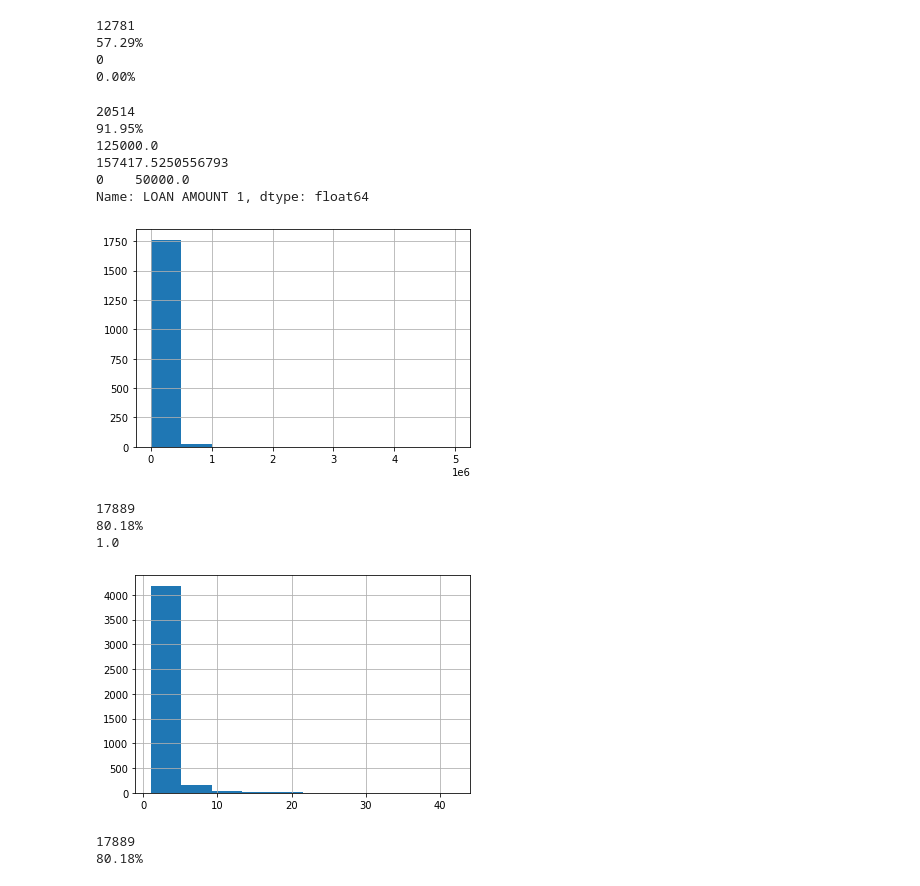
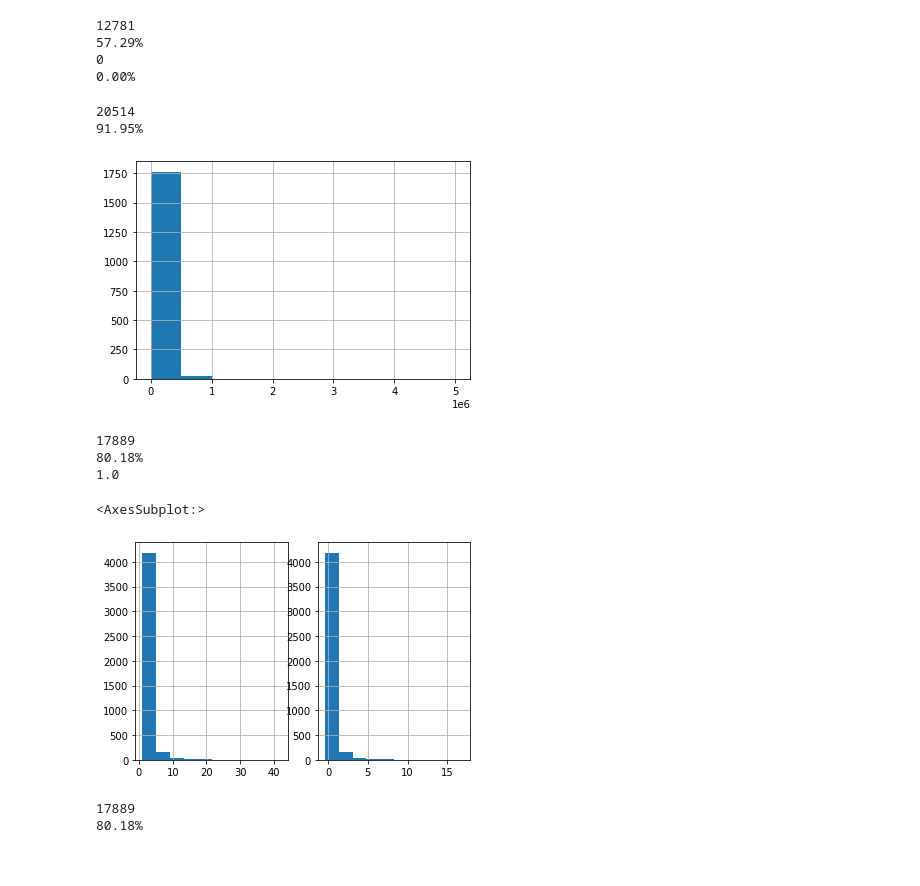
Before and after one commit to dunncw/cf_Projects, a Jupyter notebook: VA_project/python_work/creating_dev_sample_v2/preprocess_agr_demo.ipynb, the cells around one changed output. Drawn from its saved outputs; the diff is of its cells as text; code cells hidden in the pictures.

Commit message:
added a bunch of work for model preprocessing

```diff
--- a/VA_project/python_work/creating_dev_sample_v2/preprocess_agr_demo.ipynb
+++ b/VA_project/python_work/creating_dev_sample_v2/preprocess_agr_demo.ipynb
@@ -379,7 +413,7 @@ print('{:.2%}'.format(agr_demo['DEMO_VETERAN PRESENT IN HH'].isnull().sum()/len(
 agr_demo = agr_demo.drop(['PDLLF','PDLSF','CREDIT REPAIR','DEBT CONSOLIDATION'], axis=1)
 # %%
 # 'LOAN AMOUNT 1'
-# numerical. needs to be standardized.
+# numerical. 90% missing values. try to run a model with just the 10% that have values and see if feature importance is high.
 
 # how many null values in 'LOAN AMOUNT 1' column
 print(agr_demo['LOAN AMOUNT 1'].isnull().sum())
@@ -389,25 +423,11 @@ print('{:.2%}'.format(agr_demo['LOAN AMOUNT 1'].isnull().sum()/len(agr_demo)))
 # what is the distribution of 'LOAN AMOUNT 1'
 agr_demo['LOAN AMOUNT 1'].hist()
 
-# what is the median of 'LOAN AMOUNT 1'
-print(agr_demo['LOAN AMOUNT 1'].median())
-
-# what is the mean of 'LOAN AMOUNT 1'
-print(agr_demo['LOAN AMOUNT 1'].mean())
-
-# what is the mode of 'LOAN AMOUNT 1'
-print(agr_demo['LOAN AMOUNT 1'].mode())
-
-# standardize the column 'LOAN AMOUNT 1'
-agr_demo['LOAN AMOUNT 1'] = (agr_demo['LOAN AMOUNT 1'] - agr_demo['LOAN AMOUNT 1'].mean()) / agr_demo['LOAN AMOUNT 1'].std()
-# i dont this its appropriate backfill here givin the amount of null values
+# drop 'LOAN AMOUNT 1'
+agr_demo = agr_demo.drop(['LOAN AMOUNT 1'], axis=1)
 # %% [output]
 20514
 91.95%
-125000.0
-157417.5250556793
-0    50000.0
-Name: LOAN AMOUNT 1, dtype: float64
 [figure]
 # %%
 # drop 'LOAN DATE 1', 'LOAD RECORDING DATE 1'
@@ -415,28 +435,39 @@ agr_demo = agr_demo.drop(['LOAD DATE 1', 'LOAD RECORDING DATE 1'], axis=1)
 # %%
 # 'MULTIPLE PROPERTIES COUNT'
 # numerical. needs to be standardized.
 
 # how many null values in 'MULTIPLE PROPERTIES COUNT' column
 print(agr_demo['MULTIPLE PROPERTIES COUNT'].isnull().sum())
 # expressed as a percentage with nice formatting
 print('{:.2%}'.format(agr_demo['MULTIPLE PROPERTIES COUNT'].isnull().sum()/len(agr_demo)))
 
+import matplotlib.pyplot as plt
+fig, axes = plt.subplots(1, 2)
+
+# make a copy of multiple properties count
+copy = agr_demo['MULTIPLE PROPERTIES COUNT'].copy()
+
 # what is the distribution of 'MULTIPLE PROPERTIES COUNT'
-agr_demo['MULTIPLE PROPERTIES COUNT'].hist()
+copy.hist(ax = axes[0])
 
 # what is the median of 'MULTIPLE PROPERTIES COUNT'
 print(agr_demo['MULTIPLE PROPERTIES COUNT'].median())
 
 # fill in the null values with the median #### not sure if this is appropriate as 80% of data is missing
 # agr_demo['MULTIPLE PROPERTIES COUNT'] = agr_demo['MULTIPLE PROPERTIES COUNT'].fillna(agr_demo['MULTIPLE PROPERTIES COUNT'].median())
 
 # standardize the column 'MULTIPLE PROPERTIES COUNT'
 agr_demo['MULTIPLE PROPERTIES COUNT'] = (agr_demo['MULTIPLE PROPERTIES COUNT'] - agr_demo['MULTIPLE PROPERTIES COUNT'].mean()) / agr_demo['MULTIPLE PROPERTIES COUNT'].std()
+
+# i dont this seperate hist is working figure out a way to do this later
+# create a second seperate histogram for 'MULTIPLE PROPERTIES COUNT' to see the effect of standardization
+agr_demo['MULTIPLE PROPERTIES COUNT'].hist(ax = axes[1])
 # %% [output]
 17889
 80.18%
 1.0
+<AxesSubplot:>
-[figure, old version]
+[figure, new version]
 # %%
 # drop 'MULTIPLE PROPERTIES FLAG' its redundant with 'MULTIPLE PROPERTIES COUNT'
 agr_demo = agr_demo.drop(['MULTIPLE PROPERTIES FLAG'], axis=1)
```
Also changed, not shown: parts of 4 cells of this notebook, 4 other files.
